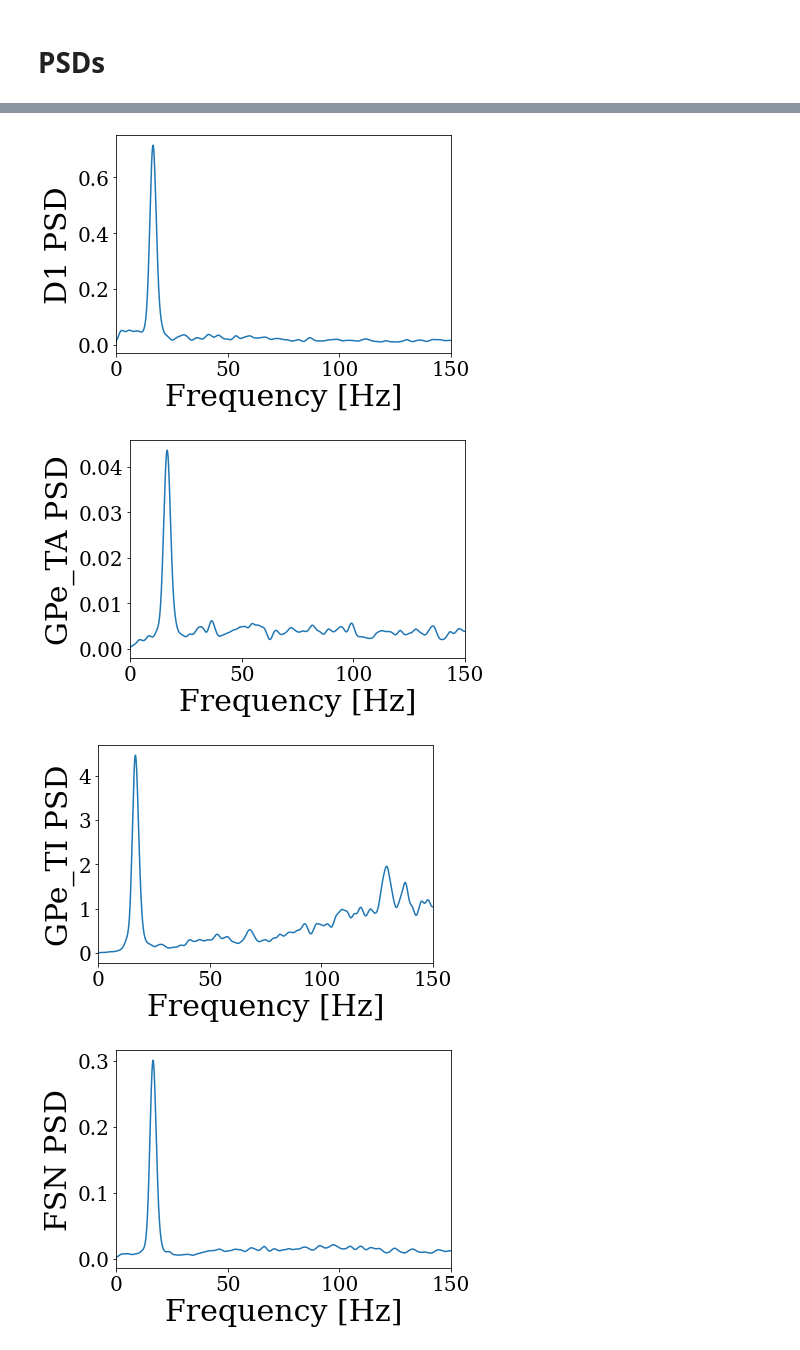
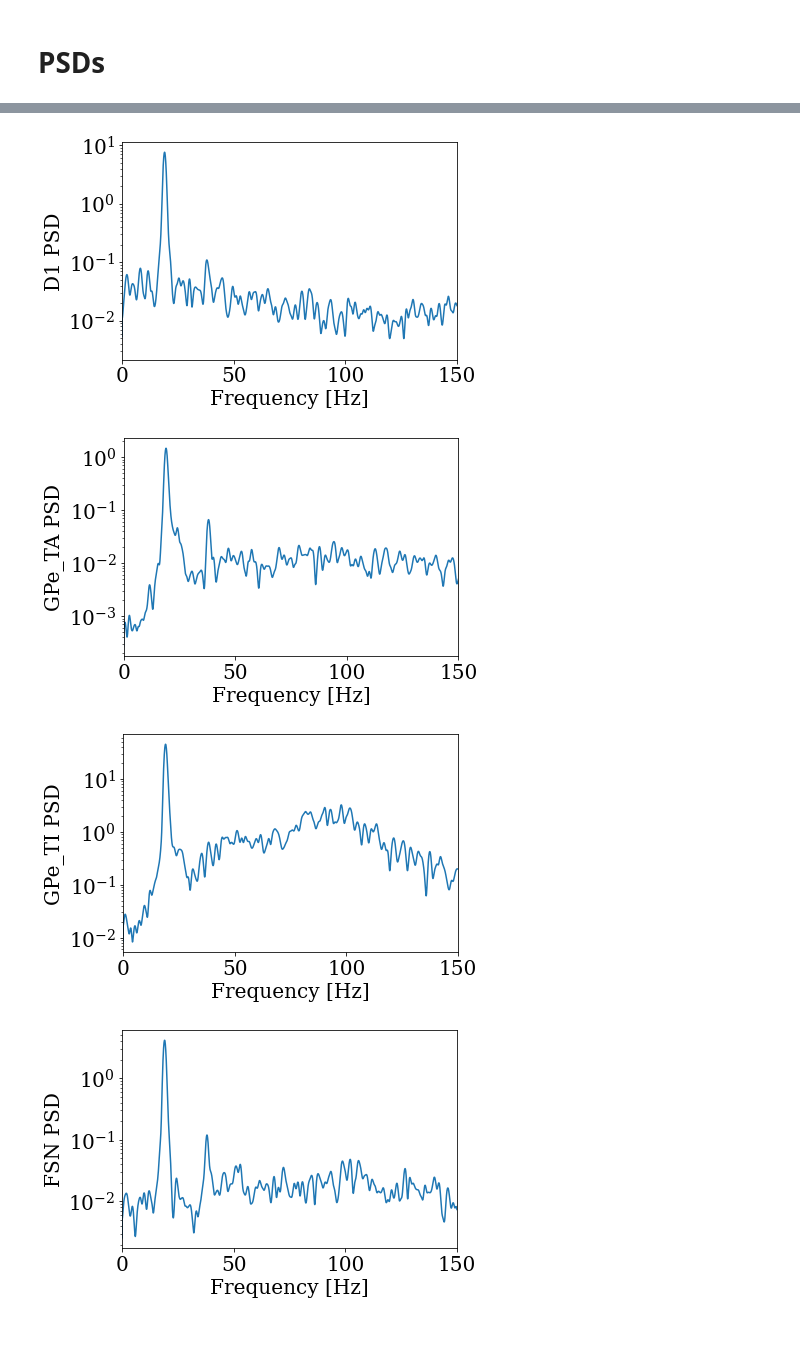
Before and after one commit to CNELab/Gamma-Oscillations-Basal-Ganglia, a Jupyter notebook: BG_Network/BG_Network.ipynb, the cells around one changed output, grey strips where cells are left out. Cells and saved outputs as stored; diff of their text form; code cells hidden in the pictures.

```diff
--- a/BG_Network/BG_Network.ipynb
+++ b/BG_Network/BG_Network.ipynb
@@ -17,11 +17,11 @@ Dd = 0.9
 
 dt_value = 0.02
 #dt_value = 0.1
-t_f = 8000
+t_f = 6000
 setup(dt=dt_value, structural_plasticity= True, method='rk4')
 
-plt.rcParams.update({'font.size': 40})
-plt.rc('axes', labelsize=30)
+plt.rcParams.update({'font.size': 20})
+plt.rc('axes', labelsize=20)
 plt.rc('xtick', labelsize=20)
 plt.rc('ytick', labelsize=20)
 plt.rcParams["font.family"] = "serif"
@@ -118,7 +118,7 @@ GPe_TI = Neuron(
         E_in = -65.0            : population
         I_e = 12.0 * 1e-3       : population
         tau_ex = 10.0           : population
-        tau_in = 5.5            : population
+        tau_in = 7.0            : population
         tau_w = 20.0            : population
         a = 2.5 * 1e-3          : population
         b = 70.0 * 1e-3         : population
@@ -461,12 +399,11 @@ Compiling ...  OK
 # Define Monitors and Simulate the Network
 # %%
 m_STN = Monitor(P_STN, ['spike'])
-m_GPe_TA = Monitor(P_GPe_TA, ['spike','v', 'w'])
-m_GPe_TI = Monitor(P_GPe_TI, ['spike','v', 'w'])
+m_GPe_TA = Monitor(P_GPe_TA, ['spike','v'])
+m_GPe_TI = Monitor(P_GPe_TI, ['spike','v'])
 m_FSN = Monitor(P_FSN, ['spike'])
 m_D2 = Monitor(P_D2, ['spike'])
 m_D1 = Monitor(P_D1, ['spike'])
-m_SNR = Monitor(P_SNR, ['spike'])
 # %%
 simulate(t_f)
 # %% [markdown]
@@ -535,7 +468,7 @@ t_d1=t_f
 t_trans=1000
 bin_value = 1
 time_hist = np.arange(0, t_d1, bin_value)
-nparseg = 500
+nparseg = 1000
 fs = 1000/bin_value
 
 fr_STN = m_STN.histogram(data_STN, bins=bin_value)
@@ -544,7 +477,6 @@ fr_GPe_TI = m_GPe_TI.histogram(data_GPe_TI, bins=bin_value)
 fr_FSN = m_FSN.histogram(data_FSN, bins=bin_value)
 fr_D2 = m_D2.histogram(data_D2, bins=bin_value)
 fr_D1 = m_D1.histogram(data_D1, bins=bin_value)
-fr_SNR = m_SNR.histogram(data_SNR, bins=bin_value)
 
 hist_STN = fr_STN[int(t_trans/bin_value):int(t_d1/bin_value)-1]
 f_STN, Pxx_den_STN = signal.welch(hist_STN, fs, nperseg=nparseg, noverlap=int(nparseg/2),nfft=max(30000,nparseg), scaling='density', window='hamming')
@@ -563,6 +495,3 @@ f_D2, Pxx_den_D2 = signal.welch(hist_D2, fs, nperseg=nparseg, noverlap=int(npars
 
 hist_D1 = fr_D1[int(t_trans/bin_value):int(t_d1/bin_value)-1]
 f_D1, Pxx_den_D1 = signal.welch(hist_D1, fs, nperseg=nparseg, noverlap=int(nparseg/2),nfft=max(30000,nparseg), scaling='density', window='hamming')
-
-hist_SNR = fr_SNR[int(t_trans/bin_value):int(t_d1/bin_value)]
-f_SNR, Pxx_den_SNR = signal.welch(hist_SNR, fs, nperseg=nparseg, noverlap=int(nparseg/2),nfft=max(30000,nparseg), scaling='density', window='hamming')
@@ -595,45 +498,51 @@ plv_f: 0.651
 # %% [markdown]
 # PSDs
 # %%
-plt.plot(f_STN, Pxx_den_STN)
+ax = plt.subplot(111)
+ax.plot(f_STN, Pxx_den_STN)
 plt.xlabel('Frequency [Hz]')
 plt.ylabel('STN PSD')
 plt.xlim([0,150])
+ax.set_yscale('log')
 plt.show()
 
-plt.plot(f_D2, Pxx_den_D2)
+ax = plt.subplot(111)
+ax.plot(f_D2, Pxx_den_D2)
 plt.xlabel('Frequency [Hz]')
 plt.ylabel('D2 PSD')
 plt.xlim([0,150])
+ax.set_yscale('log')
 plt.show()
 
-plt.plot(f_D1, Pxx_den_D1)
+ax = plt.subplot(111)
+ax.plot(f_D1, Pxx_den_D1)
 plt.xlabel('Frequency [Hz]')
 plt.ylabel('D1 PSD')
 plt.xlim([0,150])
+ax.set_yscale('log')
 plt.show()
 
-plt.plot(f_GPe_TA, Pxx_den_GPe_TA)
-plt.xlim([0, 150])
+ax = plt.subplot(111)
+ax.plot(f_GPe_TA, Pxx_den_GPe_TA)
 plt.xlabel('Frequency [Hz]')
 plt.ylabel('GPe_TA PSD')
+plt.xlim([0,150])
+ax.set_yscale('log')
 plt.show()
 
-plt.plot(f_GPe_TI, Pxx_den_GPe_TI)
-plt.xlim([0, 150])
+ax = plt.subplot(111)
+ax.plot(f_GPe_TI, Pxx_den_GPe_TI)
 plt.xlabel('Frequency [Hz]')
 plt.ylabel('GPe_TI PSD')
+plt.xlim([0,150])
+ax.set_yscale('log')
 plt.show()
 
-plt.plot(f_FSN, Pxx_den_FSN)
-plt.xlim([0, 150])
+ax = plt.subplot(111)
+ax.plot(f_FSN, Pxx_den_FSN)
 plt.xlabel('Frequency [Hz]')
 plt.ylabel('FSN PSD')
+plt.xlim([0,150])
+ax.set_yscale('log')
 plt.show()
-
-plt.plot(f_SNR, Pxx_den_SNR)
-plt.xlim([0, 150])
-plt.xlabel('Frequency [Hz]')
-plt.ylabel('SNR PSD')
-plt.show()
 # %% [output]
@@ -642,4 +551,4 @@ plt.show()
-[figure, old version]
+[figure, new version]
-[figure, old version]
+[figure, new version]
-[figure, old version]
+[figure, new version]
-[figure, old version]
+[figure, new version]
```
Also changed, not shown: parts of 15 cells of this notebook.
